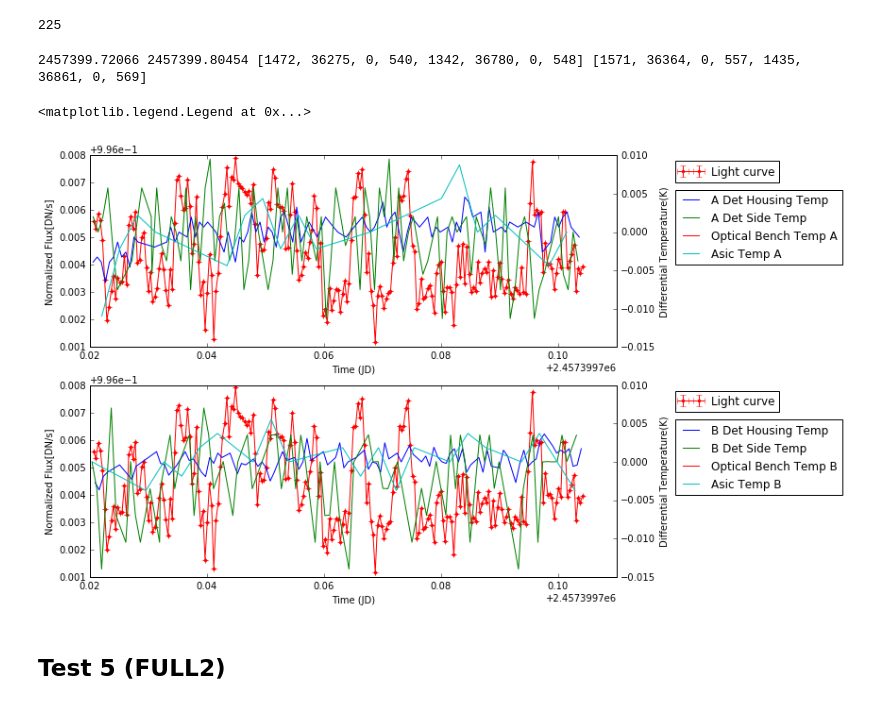
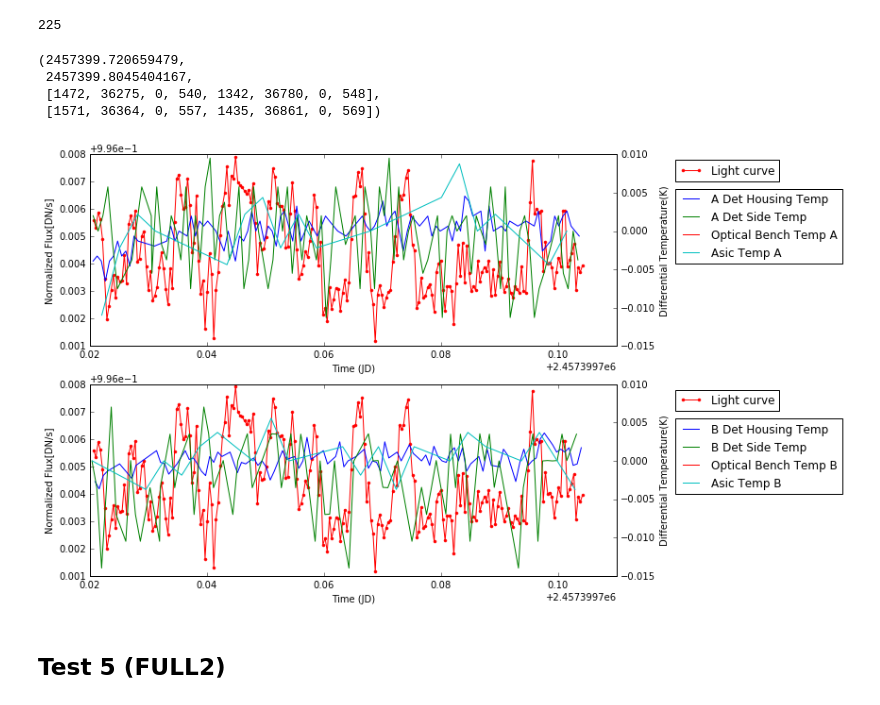
Before and after one commit to rafia37/NIRCam-data-analysis, a Jupyter notebook: Proper Light Curves.ipynb, the cells around one changed output. Cells and saved outputs as stored; diff of their text form; code cells hidden in the pictures.

```diff
--- a/Proper Light Curves.ipynb
+++ b/Proper Light Curves.ipynb
@@ -313,28 +234,7 @@ len(hdu_filenames_b44)
 # %% [output]
 225
 # %%
-centers_a14 = rl.gen_center_g2d(1405,1036,5,400,4,4,0,hdu_filenames_a14, red_files = True)
-centers_b44 = rl.gen_center_g2d(828,821,5,600,4,4,0,hdu_filenames_b44, red_files = True)
+centers_a14 = rl.gen_center_g2d(1405,1036,5,400,4,4,0,hdu_filenames_a14, red_files = True)[0]
+centers_b44 = rl.gen_center_g2d(828,821,5,600,4,4,0,hdu_filenames_b44, red_files = True)[0]
 data4 = rl.average_residual_flux(centers_a14, centers_b44, 60, 80, 90,
                                  hdu_filenames_a14, hdu_filenames_b44, red_files = True)
-# %%
-hdu = fits.open(hdu_filenames_a14[1])
-header = hdu[0].header
-header
-
-stime_str = header['DATE-OBS']+'T'+header['TIME-OBS']
-etime_str = header['DATE-END']+'T'+header['TIME-END']
-stime = Time(stime_str).jd
-etime = Time(etime_str).jd
-stime_ind = []
-etime_ind = []
-for i in range(0,8):
-    if len(x_data[i]) != 0:
-        stime_ind.append(closest_value(x_data[i], stime)[0])
-        etime_ind.append(closest_value(x_data[i], etime)[0])
-    else:
-        stime_ind.append(0)
-        etime_ind.append(0)
-print stime, etime, stime_ind, etime_ind
-# %% [output]
-2457399.72066 2457399.80454 [1472, 36275, 0, 540, 1342, 36780, 0, 548] [1571, 36364, 0, 557, 1435, 36861, 0, 569]
@@ -343,35 +241,15 @@ jd_time = data4['Time']/86400
-# %%
-x = jd_time + stime
-y = data4['a1_b4_res_flux']
-#Light curve with A detector temperatures
-plt.subplot(2,1,1)
-rl.light_curve(x, y, 0, 0, 'r.-', 'Light curve')
-plt.xlabel('Time (JD)')
-plt.legend(loc='upper left', bbox_to_anchor=(1.1, 1))
-plt.twinx()
-for i in range(0,4):
-    x1 = x_data[i][stime_ind[i]:etime_ind[i]]
-    y1 = (y_data[i][stime_ind[i]:etime_ind[i]]).astype(np.float)
-    offset = np.median(y1)
-    plt.ylabel('Differential Temperature(K)')
-    plt.plot(x1, y1 - offset, label = '%s' % description[i])
-plt.legend(loc='upper left', bbox_to_anchor=(1.1, 0.85))
-#Light curve with B detector temperatures
-plt.subplot(2,1,2)
-rl.light_curve(x, y, 0, 0, 'r.-', 'Light curve')
-plt.xlabel('Time (JD)')
-plt.legend(loc='upper left', bbox_to_anchor=(1.1, 1))
-plt.twinx()
-for i in range(4,8):
-    x1 = x_data[i][stime_ind[i]:etime_ind[i]]
-    y1 = (y_data[i][stime_ind[i]:etime_ind[i]]).astype(np.float)
-    offset = np.median(y1)
-    plt.ylabel('Differential Temperature(K)')
-    plt.plot(x1, y1 - offset, label = '%s' % description[i])
-plt.legend(loc='upper left', bbox_to_anchor=(1.1, 0.85))
-# %% [output]
-<matplotlib.legend.Legend at 0x...>
-[figure, removed]
+# %%
+tvar4 = time_vars(hdu_filenames_a14)
+tvar4
+# %% [output]
+(2457399.720659479,
+ 2457399.8045404167,
+ [1472, 36275, 0, 540, 1342, 36780, 0, 548],
+ [1571, 36364, 0, 557, 1435, 36861, 0, 569])
+# %%
+proper_lc(tvar4, data4)
+# %% [output]
+[figure, added]
 # %% [markdown]
 ## Test 5 (FULL2)
 # %%
```
Also changed, not shown: parts of 164 cells of this notebook.
